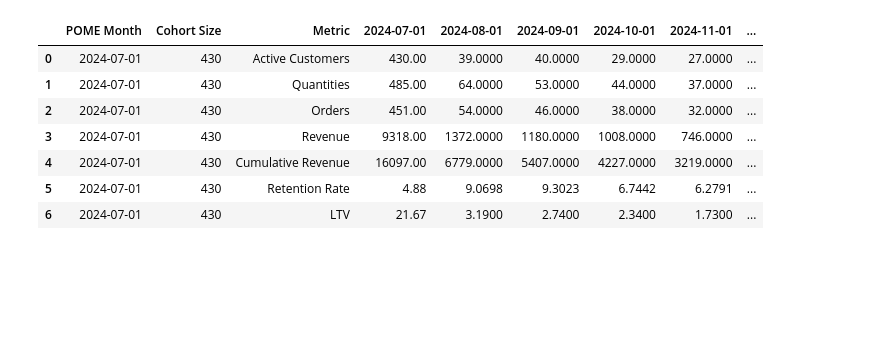
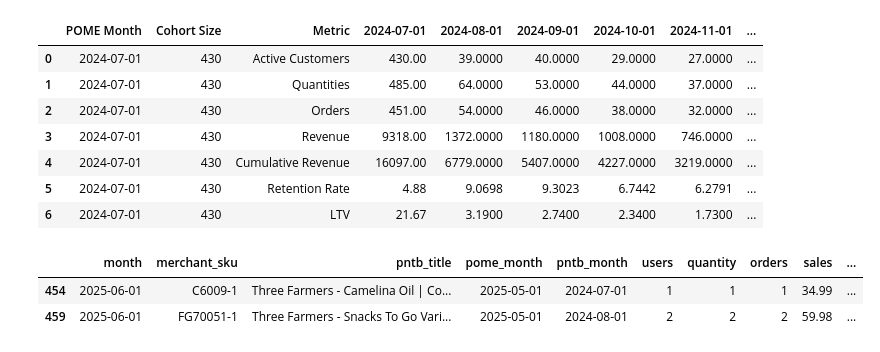
Before and after one commit to datadecoder25/cpg_ltv_calculation, a Jupyter notebook: ltv_calculation.ipynb, the cells around one changed output. Cells and saved outputs as stored; diff of their text form; code cells hidden in the pictures; blank space fills up the shorter version.

```diff
--- a/ltv_calculation.ipynb
+++ b/ltv_calculation.ipynb
@@ -970,3 +1021,9 @@ filled_table[:7]
 | 4 | 2024-07-01 | 430 | Cumulative Revenue | 16097.00 | 6779.0000 | 5407.0000 | 4227.0000 | 3219.0000 | ... |
 | 5 | 2024-07-01 | 430 | Retention Rate | 4.88 | 9.0698 | 9.3023 | 6.7442 | 6.2791 | ... |
 | 6 | 2024-07-01 | 430 | LTV | 21.67 | 3.1900 | 2.7400 | 2.3400 | 1.7300 | ... |
+# %%
+RawData[(RawData['pome_month']=='2025-05-01') & (RawData['month']=='2025-06-01')]
+# %% [output]
+|  | month | merchant_sku | pntb_title | pome_month | pntb_month | users | quantity | orders | sales | ... |
+| 454 | 2025-06-01 | C6009-1 | Three Farmers - Camelina Oil | Co... | 2025-05-01 | 2024-07-01 | 1 | 1 | 1 | 34.99 | ... |
+| 459 | 2025-06-01 | FG70051-1 | Three Farmers - Snacks To Go Vari... | 2025-05-01 | 2024-08-01 | 2 | 2 | 2 | 59.98 | ... |
```
Also changed, not shown: parts of 10 cells of this notebook, 2 other files.
